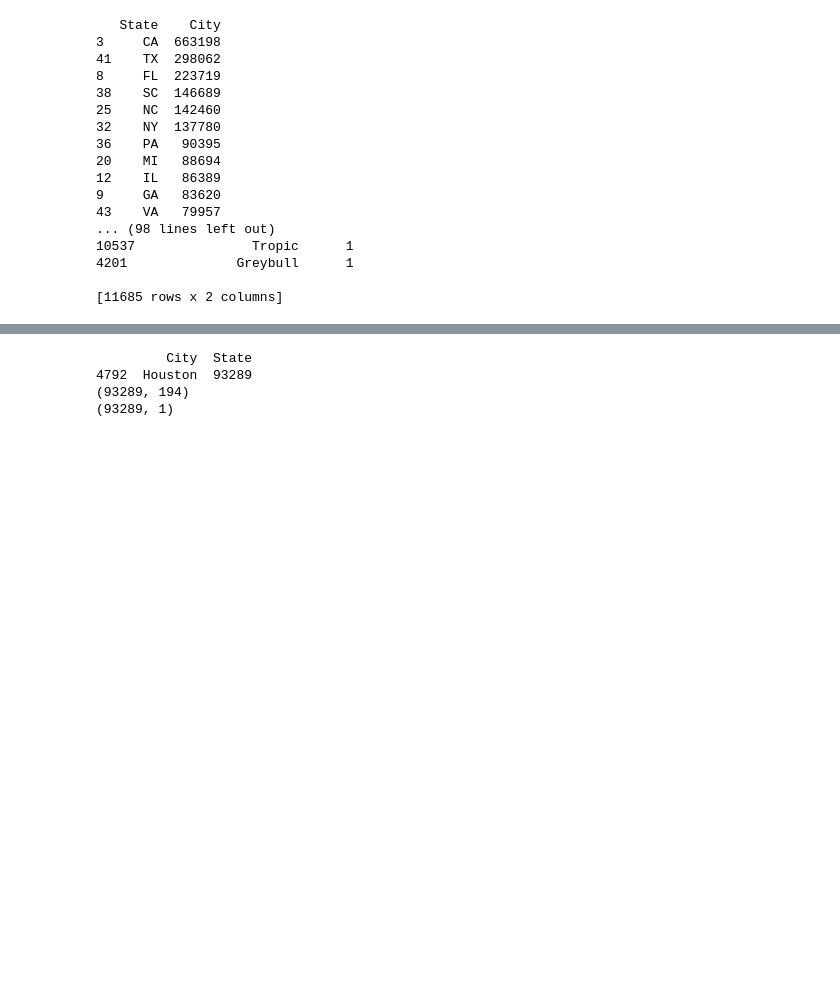
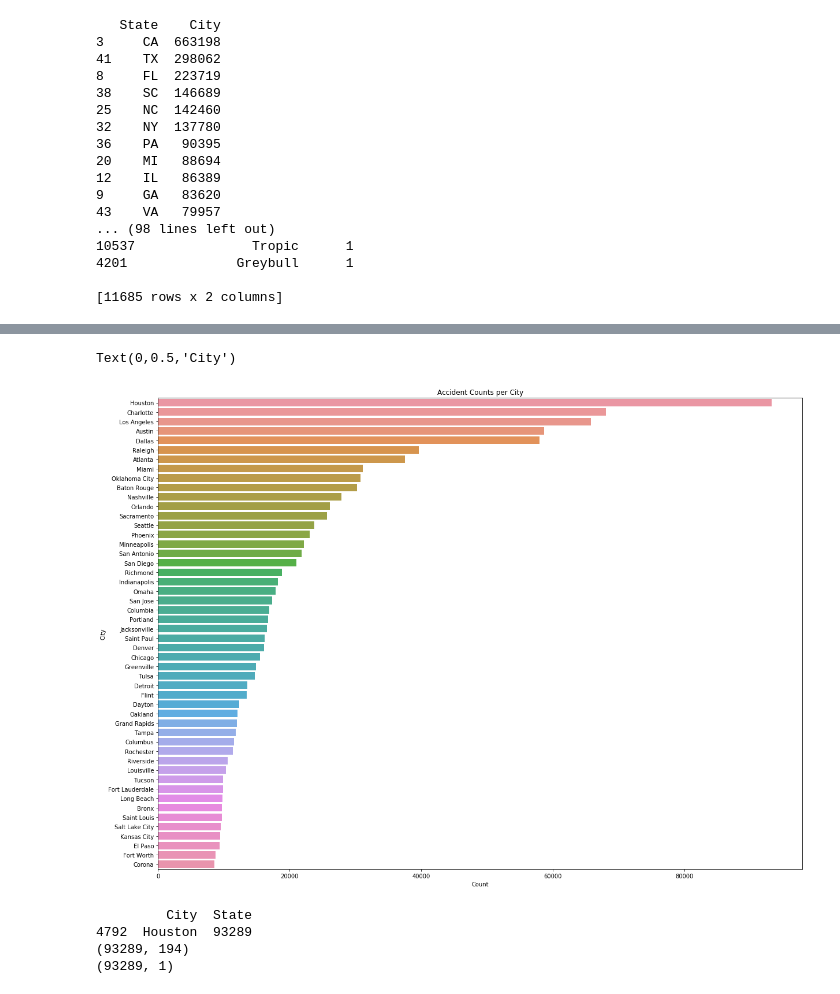
Before and after one commit to alexanderfache6/traffic-accident-weather-analysis, a Jupyter notebook: code/module1.ipynb, the cells around one changed output, grey strips where cells are left out. Drawn from its saved outputs; the diff is of its cells as text; code cells hidden in the pictures; blank space fills up the shorter version.

```diff
--- a/code/module1.ipynb
+++ b/code/module1.ipynb
@@ -468,3 +488,14 @@ sb.barplot(y='State', x='City', data=state_counts)
+# %%
+#plot accident counts for top cities
+
+f, ax = plt.subplots(figsize=(20, 15))
+ax = sb.barplot(y='City', x='State', data=city_counts.iloc[0:50])
+ax.set_title('Accident Counts per City')
+ax.set_xlabel('Count')
+ax.set_ylabel('City')
+# %% [output]
+Text(0,0.5,'City')
+[figure, added]
 # %%
 city = 'Houston'
 city_info = city_counts.loc[city_counts['City'] == city]
```
Also changed, not shown: parts of 44 cells of this notebook, 1 other file.
